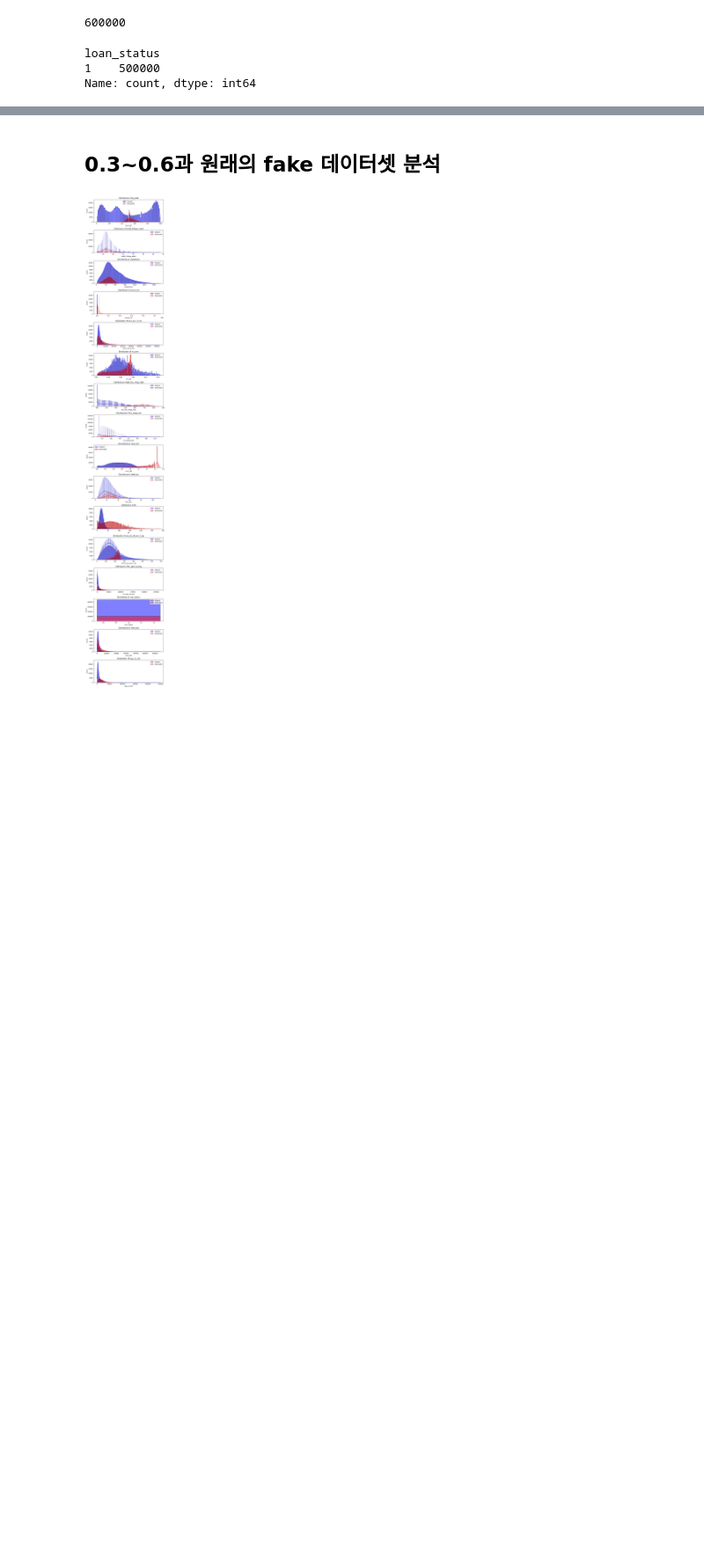
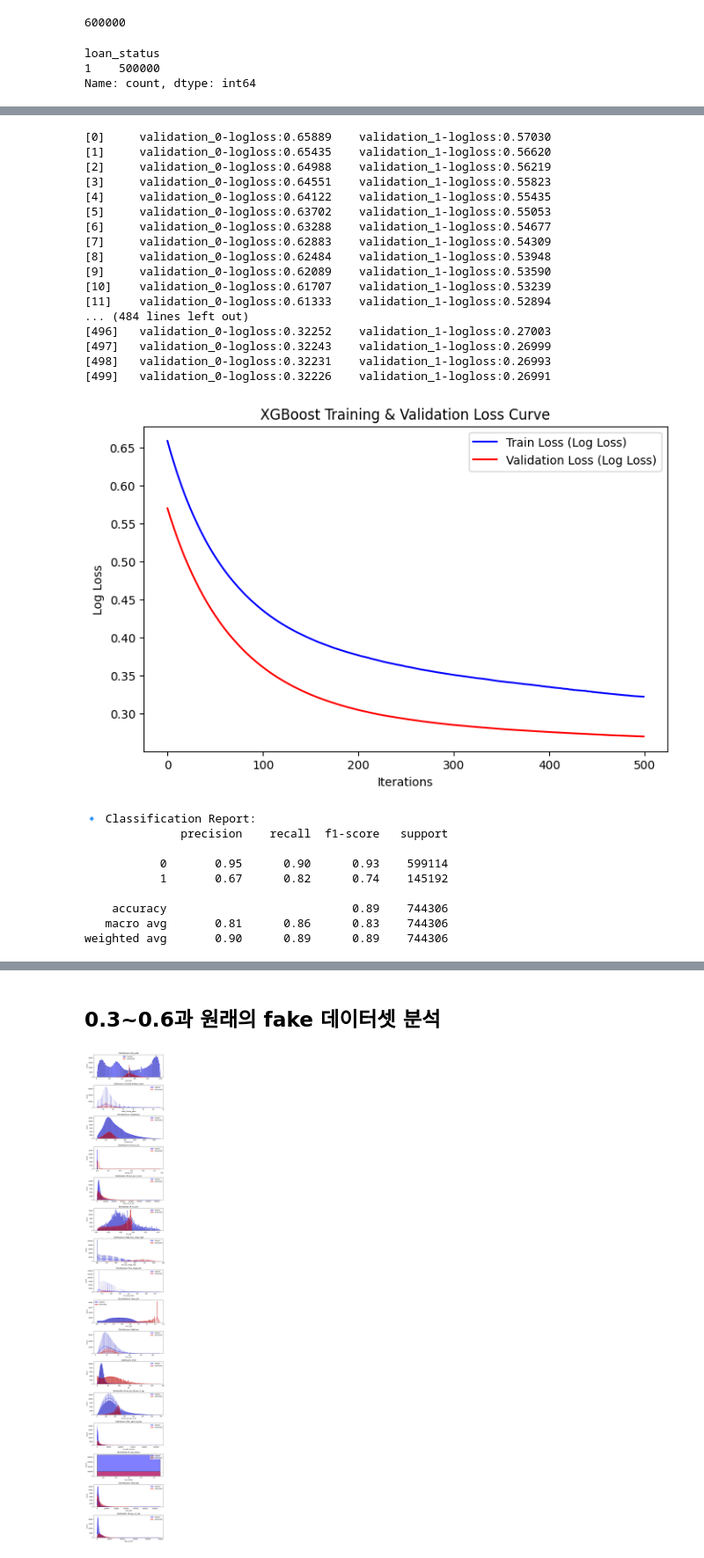
Before and after one commit to Seungminin/Data_Analysis_lending-club, a Jupyter notebook: Paper_code/probability_sample_extraction.ipynb, the cells around one changed output, grey strips where cells are left out. Shown at 88% size. Saved outputs shown, nothing was run; the diff lists cells and outputs as text; code cells hidden in the pictures; blank space fills up the shorter version.

```diff
--- a/Paper_code/probability_sample_extraction.ipynb
+++ b/Paper_code/probability_sample_extraction.ipynb
@@ -725,3 +930,71 @@ weighted avg       0.89      0.89      0.89    372153
+# %%
+model2.fit(
+    X_train, y_train,
+    eval_set=[(X_train, y_train), (X_val, y_val)],  # Train & Validation Loss 저장
+    verbose=True
+)
+
+# 3️⃣ 학습 과정에서 저장된 Train & Validation Loss 가져오기
+evals_result = model2.evals_result()  # 🔹 변경된 코드 (학습 후 결과 확인)
+train_loss = evals_result['validation_0']['logloss']  # Training Loss
+val_loss = evals_result['validation_1']['logloss']    # Validation Loss
+
+# 4️⃣ Train & Validation Loss 시각화
+plt.figure(figsize=(8, 5))
+plt.plot(train_loss, label='Train Loss (Log Loss)', color='blue')
+plt.plot(val_loss, label='Validation Loss (Log Loss)', color='red')
+plt.xlabel('Iterations')
+plt.ylabel('Log Loss')
+plt.title('XGBoost Training & Validation Loss Curve')
+plt.legend()
+plt.show()
+
+# 5️⃣ 예측 및 평가
+#y_pred = model.predict(X_test)
+y_prob = model2.predict_proba(X_test)[:, 1]  # ROC Curve & PRC에 필요
+
+threshold = 0.5
+y_pred = (y_prob >= threshold).astype(int)
+
+# 🔹 Classification Report 출력
+print("🔹 Classification Report:")
+print(classification_report(y_test, y_pred))
+
+# 6️⃣ ROC Curve & AUC-ROC 계산
+fpr, tpr, _ = roc_curve(y_test, y_prob)
+auc_roc = auc(fpr, tpr)
+
+# 7️⃣ Precision-Recall Curve & AU-PRC 계산
+precision, recall, _ = precision_recall_curve(y_test, y_prob)
+auc_prc = auc(recall, precision)
+# %% [output]
+[0]     validation_0-logloss:0.65889    validation_1-logloss:0.57030
+[1]     validation_0-logloss:0.65435    validation_1-logloss:0.56620
+[2]     validation_0-logloss:0.64988    validation_1-logloss:0.56219
+[3]     validation_0-logloss:0.64551    validation_1-logloss:0.55823
+[4]     validation_0-logloss:0.64122    validation_1-logloss:0.55435
+[5]     validation_0-logloss:0.63702    validation_1-logloss:0.55053
+[6]     validation_0-logloss:0.63288    validation_1-logloss:0.54677
+[7]     validation_0-logloss:0.62883    validation_1-logloss:0.54309
+[8]     validation_0-logloss:0.62484    validation_1-logloss:0.53948
+[9]     validation_0-logloss:0.62089    validation_1-logloss:0.53590
+[10]    validation_0-logloss:0.61707    validation_1-logloss:0.53239
+[11]    validation_0-logloss:0.61333    validation_1-logloss:0.52894
+... (484 lines left out)
+[496]   validation_0-logloss:0.32252    validation_1-logloss:0.27003
+[497]   validation_0-logloss:0.32243    validation_1-logloss:0.26999
+[498]   validation_0-logloss:0.32231    validation_1-logloss:0.26993
+[499]   validation_0-logloss:0.32226    validation_1-logloss:0.26991
+[figure, added]
+🔹 Classification Report:
+              precision    recall  f1-score   support
+
+           0       0.95      0.90      0.93    599114
+           1       0.67      0.82      0.74    145192
+
+    accuracy                           0.89    744306
+   macro avg       0.81      0.86      0.83    744306
+weighted avg       0.90      0.89      0.89    744306
 # %%
 from sklearn.metrics import confusion_matrix
 # confusion matrix 계산
```
Also changed, not shown: parts of 40 cells of this notebook.
